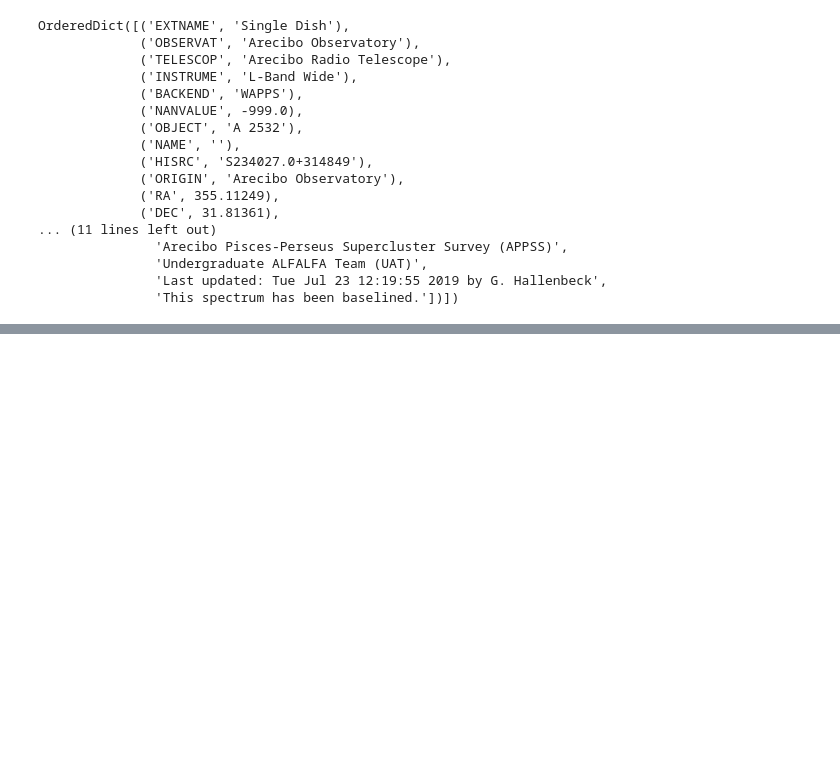
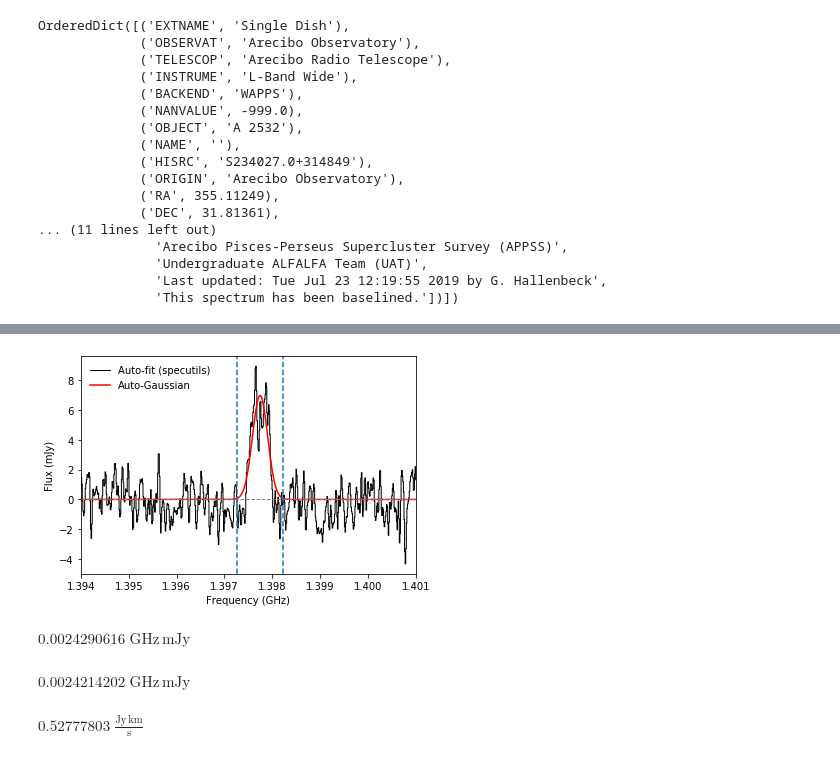
Before and after one commit to jsribaud/APPSS, a Jupyter notebook: notebooks/fits_read.ipynb, the cells around one changed output, grey strips where cells are left out. Cells and saved outputs as stored; diff of their text form; code cells hidden in the pictures; blank space fills up the shorter version.

```diff
--- a/notebooks/fits_read.ipynb
+++ b/notebooks/fits_read.ipynb
@@ -73 +116,48 @@ plt.show()
+# %%
+g_init = models.Gaussian1D(amplitude=np.amax(newspec.flux), mean=newspec.frequency[np.where(newspec.flux==np.amax(newspec.flux))], stddev=0.002*u.GHz)
+#g_init = models.Gaussian1D(amplitude=6.*u.mJy, mean=4900*u.km/u.s, stddev=40*u.km/u.s)
+g_fit = fit_lines(newspec, g_init)
+y_fit = g_fit(newspec.frequency)
+gmean = g_fit.mean.value*g_fit.mean.unit
+
+f, ax = plt.subplots()
+ax.step(spec.frequency, spec.flux-spec.co,c='k',lw=1.,label='Auto-fit (specutils)')
+ax.plot(spec.frequency, y_fit, label='Auto-Gaussian',c='r')
+ax.plot(spec.frequency,old_co*0., ls='--',c='grey', alpha=1., lw=1.)
+ax.axvline(g_fit.mean.value+3*g_fit.stddev.value,ls='--')
+ax.axvline(g_fit.mean.value-3*g_fit.stddev.value,ls='--')
+ax.set_ylabel('Flux (mJy)')
+ax.set_xlabel('Frequency (GHz)')
+#ax.set_xlabel('Velocity (km s$^{-1}$)')
+ax.set_xlim(1.394,1.401)
+#ax.set_xlim(4000,5700)
+plt.legend(framealpha=0.)
+plt.show()
+# %% [output]
+[figure, added]
+# %%
+line_flux(newspec, SpectralRegion(gmean-3*g_fit.stddev, gmean+3*g_fit.stddev))
+# %% [output]
+$0.0024290616 \; \mathrm{GHz\,mJy}$
+# %%
+ranint=np.where(np.abs(newspec.frequency-gmean)<=3*g_fit.stddev)
+fint=newspec.frequency[ranint]
+flint=newspec.flux[ranint]
+integrate.trapz(flint,fint)
+# %% [output]
+$0.0024214202 \; \mathrm{GHz\,mJy}$
+# %%
+botv3 = c.c.to(u.km/u.s)*(1/(gmean+3*g_fit.stddev)-1/newspec.rest_value.to(u.GHz))/(1/newspec.rest_value.to(u.GHz))
+botv2 = c.c.to(u.km/u.s)*(1/(gmean+2*g_fit.stddev)-1/newspec.rest_value.to(u.GHz))/(1/newspec.rest_value.to(u.GHz))
+botv1 = c.c.to(u.km/u.s)*(1/(gmean+g_fit.stddev)-1/newspec.rest_value.to(u.GHz))/(1/newspec.rest_value.to(u.GHz))
+medv = c.c.to(u.km/u.s)*(1/(gmean)-1/newspec.rest_value.to(u.GHz))/(1/newspec.rest_value.to(u.GHz))
+topv3 = c.c.to(u.km/u.s)*(1/(gmean-3*g_fit.stddev)-1/newspec.rest_value.to(u.GHz))/(1/newspec.rest_value.to(u.GHz))
+topv2 = c.c.to(u.km/u.s)*(1/(gmean-2*g_fit.stddev)-1/newspec.rest_value.to(u.GHz))/(1/newspec.rest_value.to(u.GHz))
+topv1 = c.c.to(u.km/u.s)*(1/(gmean-g_fit.stddev)-1/newspec.rest_value.to(u.GHz))/(1/newspec.rest_value.to(u.GHz))
+ranint=np.where((newspec.velocity>=botv3)&(newspec.velocity<=topv3))
+vint=newspec.velocity[ranint]
+flint=newspec.flux[ranint]
+integrate.trapz(flint.to(u.Jy),np.flip(vint))
+# %% [output]
+$0.52777803 \; \mathrm{\frac{Jy\,km}{s}}$
 # %%
```
Also changed, not shown: parts of 13 cells of this notebook.
